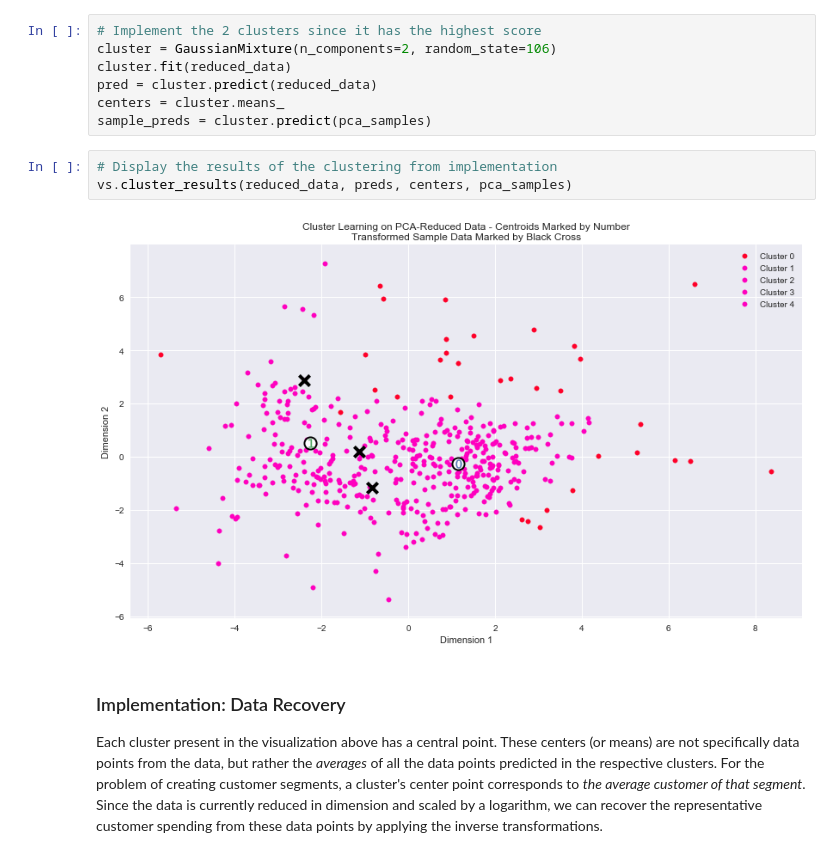
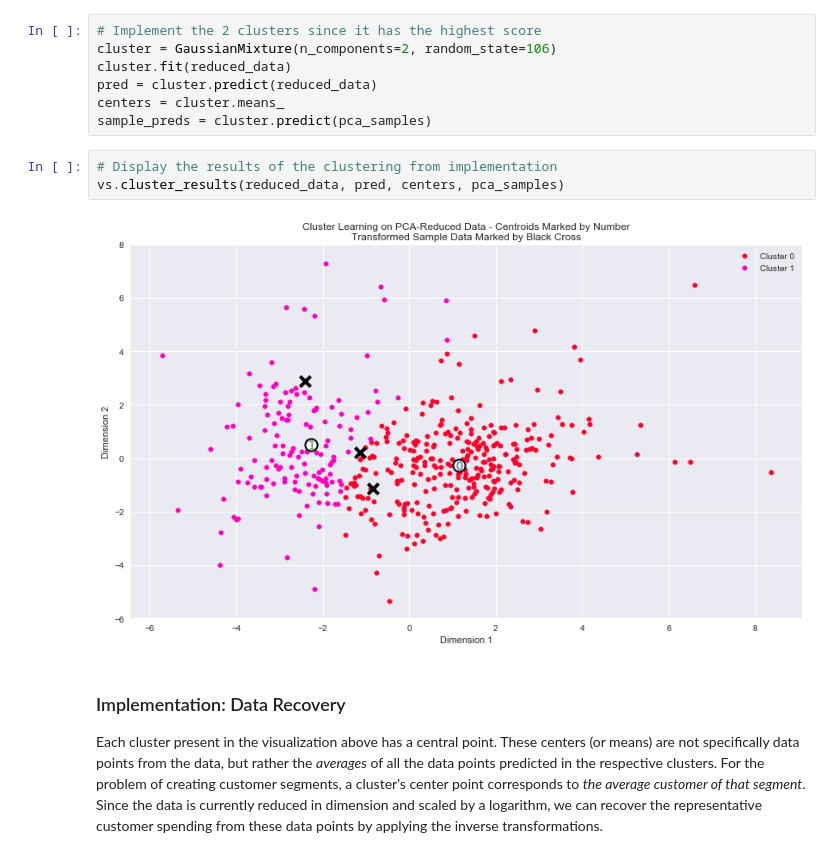
Before and after one commit to mukerong/Machine-Learning-Engineer-Nanodegree, a Jupyter notebook: P3-Customer-Segments/customer_segments.ipynb, the cells around one changed output. Drawn from its saved outputs; the diff is of its cells as text.

```diff
--- a/P3-Customer-Segments/customer_segments.ipynb
+++ b/P3-Customer-Segments/customer_segments.ipynb
@@ -520,9 +520,9 @@ centers = cluster.means_
 sample_preds = cluster.predict(pca_samples)
 # %%
 # Display the results of the clustering from implementation
-vs.cluster_results(reduced_data, preds, centers, pca_samples)
+vs.cluster_results(reduced_data, pred, centers, pca_samples)
 # %% [output]
-[figure, old version]
+[figure, new version]
 # %% [markdown]
 ### Implementation: Data Recovery
 Each cluster present in the visualization above has a central point. These centers (or means) are not specifically data points from the data, but rather the *averages* of all the data points predicted in the respective clusters. For the problem of creating customer segments, a cluster's center point corresponds to *the average customer of that segment*. Since the data is currently reduced in dimension and scaled by a logarithm, we can recover the representative customer spending from these data points by applying the inverse transformations.
```
Also changed, not shown: parts of 2 cells of this notebook.
